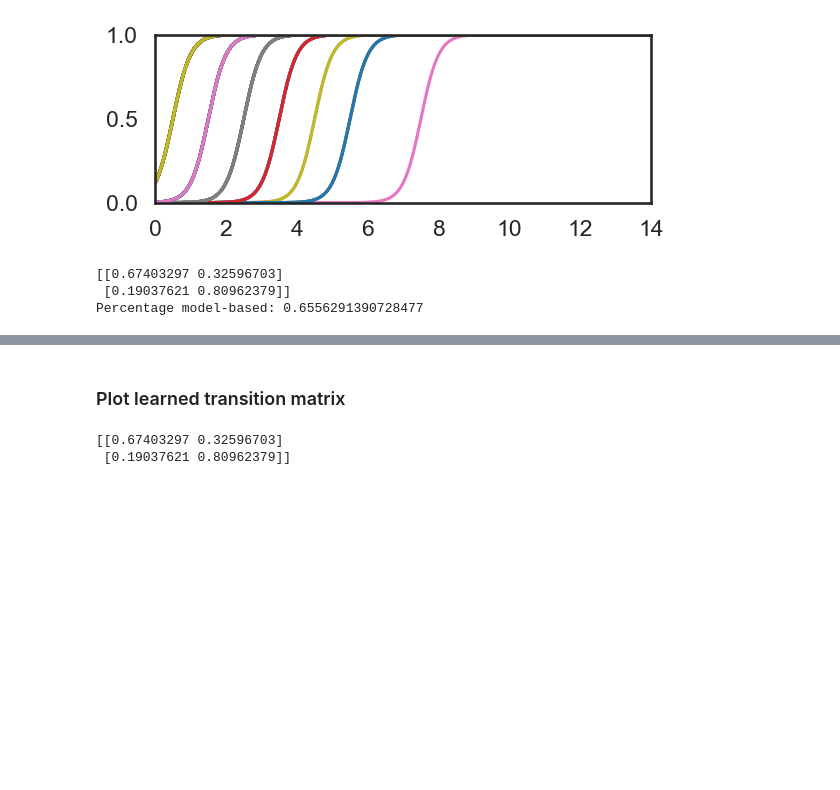
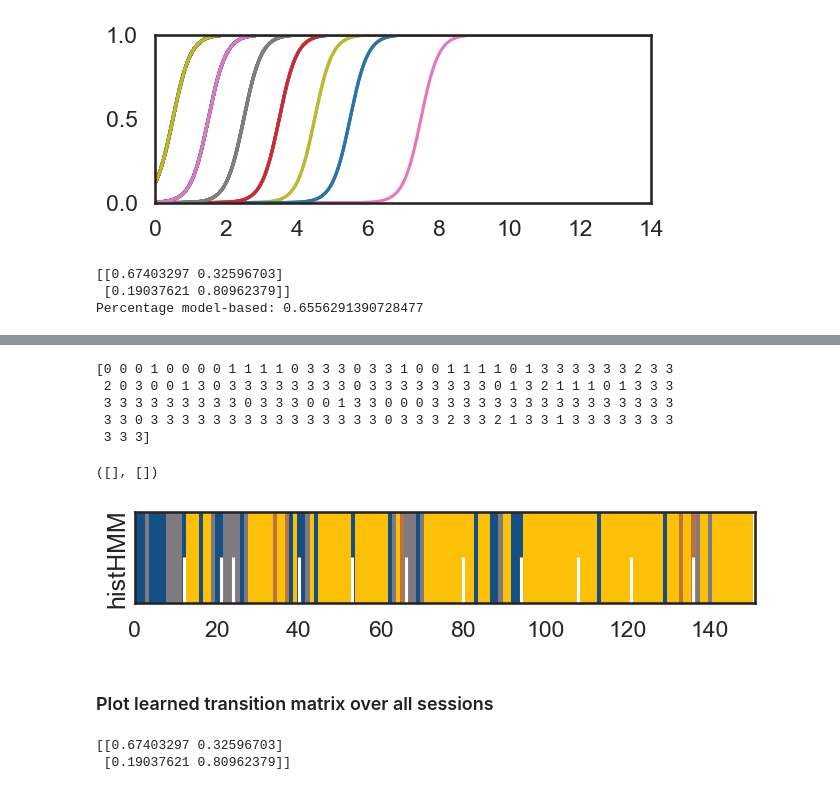
Before and after one commit to johnlyzhou/decision-making, a Jupyter notebook: notebooks/jlz-dev-realdata.ipynb, the cells around one changed output, grey strips where cells are left out. Saved outputs shown, nothing was run; the diff lists cells and outputs as text; code cells hidden in the pictures; blank space fills up the shorter version.

```diff
--- a/notebooks/jlz-dev-realdata.ipynb
+++ b/notebooks/jlz-dev-realdata.ipynb
@@ -342,5 +385,39 @@ Percentage model-based: 0.6556291390728477
+# %%
+def assign_labels(master_array, indices, labels, fixed_value):
+    # Create a copy of the master array to modify
+    output_array = master_array.copy()
+
+    # Assign the labels to the specified indices in the output array
+    for index, label in zip(indices, labels):
+        output_array[index] = label
+
+    # Set all other elements in the output array to the fixed value
+    output_array[np.logical_not(np.isin(range(len(output_array)), indices))] = fixed_value
+
+    return output_array
+
+n_labels = assign_labels(hist_predicted_states, mf_idxs, state_preds, 3)
+print(n_labels)
+
+plt.figure(figsize=(8, 4))
+plt.subplot(311)
+plt.imshow(n_labels[None,:], aspect="auto", cmap=cmap)
+plt.vlines(block_bounds, color="white", ymin=0, ymax=0.25)
+plt.ylim(0, 0.5)
+plt.xlim(0, time_bins)
+
+plt.ylabel("histHMM")
+plt.yticks([])
+# %% [output]
+[0 0 0 1 0 0 0 0 1 1 1 1 0 3 3 3 0 3 3 1 0 0 1 1 1 1 0 1 3 3 3 3 3 3 2 3 3
+ 2 0 3 0 0 1 3 0 3 3 3 3 3 3 3 3 0 3 3 3 3 3 3 3 3 0 1 3 2 1 1 1 0 1 3 3 3
+ 3 3 3 3 3 3 3 3 3 0 3 3 3 0 0 1 3 3 0 0 0 3 3 3 3 3 3 3 3 3 3 3 3 3 3 3 3
+ 3 3 0 3 3 3 3 3 3 3 3 3 3 3 3 3 3 3 0 3 3 3 2 3 3 2 1 3 3 1 3 3 3 3 3 3 3
+ 3 3 3]
+([], [])
+[figure, added]
 # %% [markdown]
-### Plot learned transition matrix
+### Plot learned transition matrix over all sessions
 # %%
 learned_transition_mat = hist_model.transmat_
 print(learned_transition_mat)
```
Also changed, not shown: parts of 12 cells of this notebook, 2 other files.
